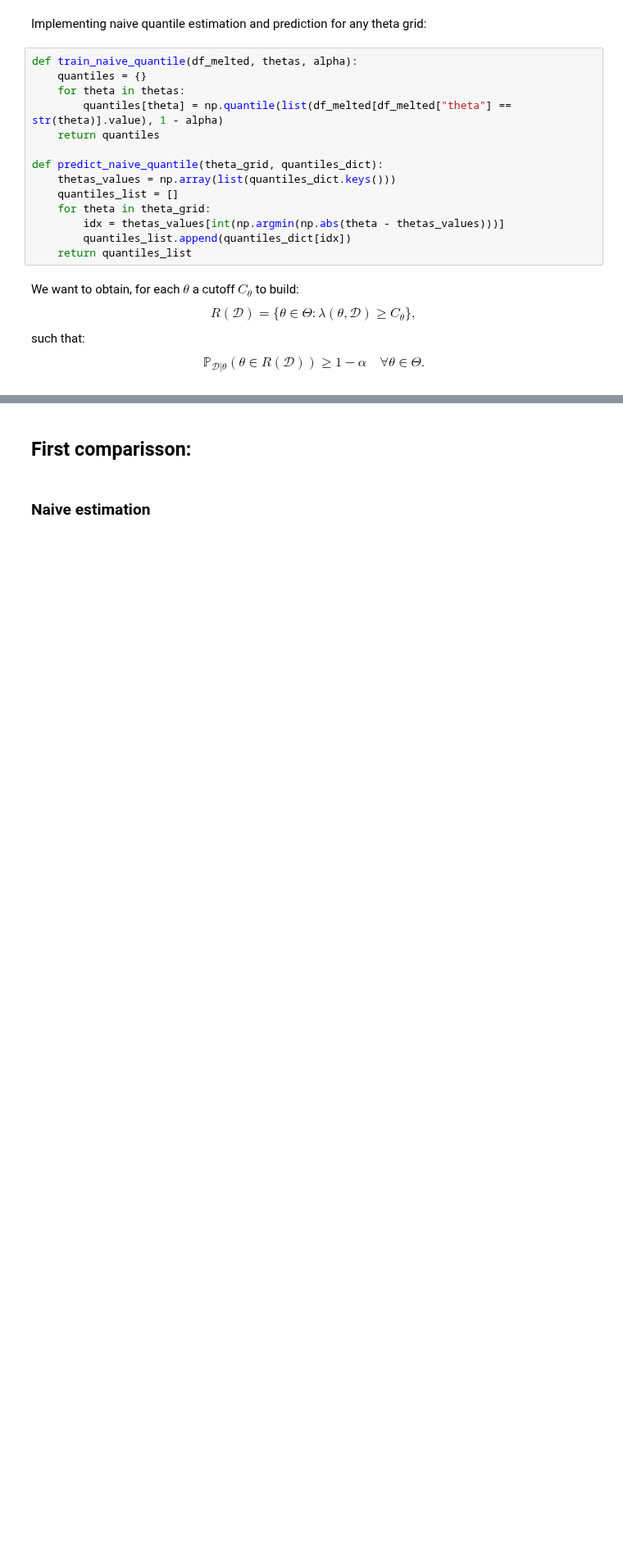
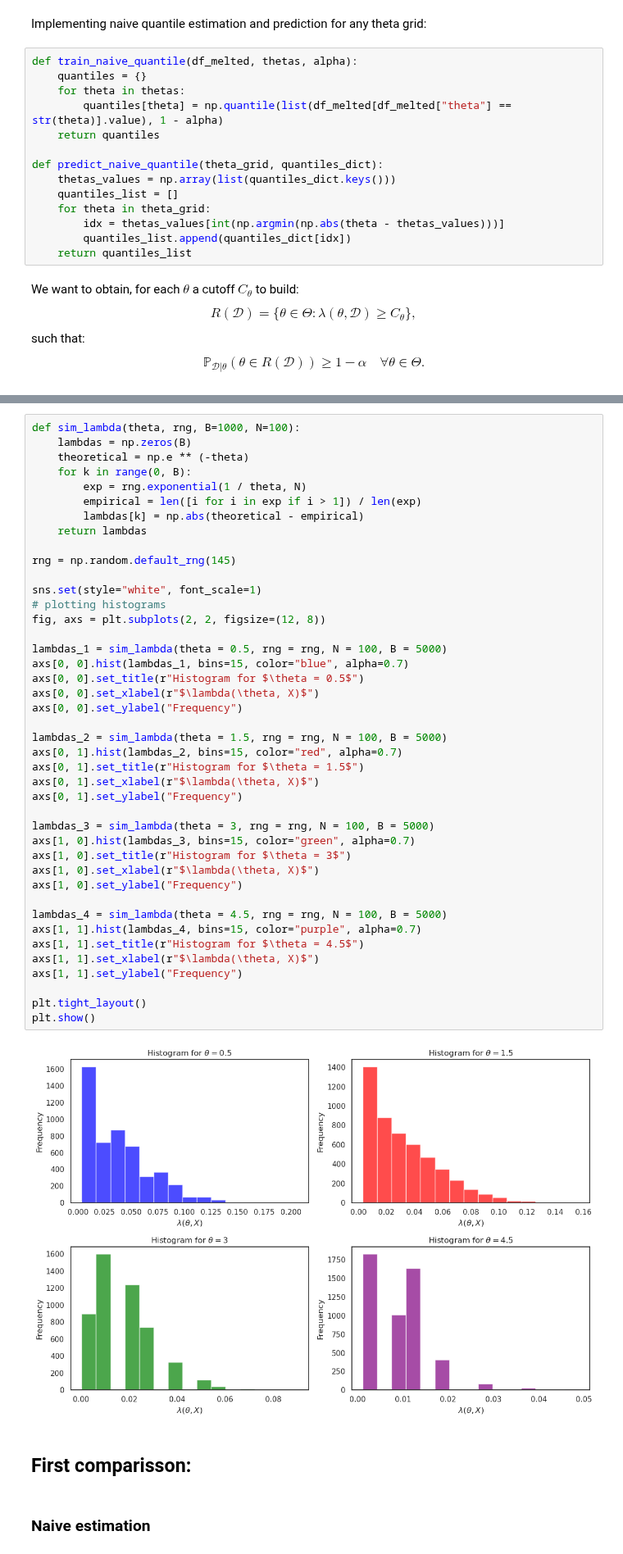
Before and after one commit to Monoxido45/CSI, a Jupyter notebook: experiments/pinball.ipynb, the cells around one changed output, grey strips where cells are left out. Shown at 82% size. Drawn from its saved outputs; the diff is of its cells as text; blank space fills up the shorter version.

```diff
--- a/experiments/pinball.ipynb
+++ b/experiments/pinball.ipynb
@@ -146,3 +155,47 @@ $$\mathbb{P}_{\mathcal{D}|\theta}(\theta \in R(\mathcal{D})) \geq 1 - \alpha \qu
+# %%
+def sim_lambda(theta, rng, B=1000, N=100):
+    lambdas = np.zeros(B)
+    theoretical = np.e ** (-theta)
+    for k in range(0, B):
+        exp = rng.exponential(1 / theta, N)
+        empirical = len([i for i in exp if i > 1]) / len(exp)
+        lambdas[k] = np.abs(theoretical - empirical)
+    return lambdas
+
+rng = np.random.default_rng(145)
+
+sns.set(style="white", font_scale=1)
+# plotting histograms
+fig, axs = plt.subplots(2, 2, figsize=(12, 8))
+
+lambdas_1 = sim_lambda(theta = 0.5, rng = rng, N = 100, B = 5000)
+axs[0, 0].hist(lambdas_1, bins=15, color="blue", alpha=0.7)
+axs[0, 0].set_title(r"Histogram for $\theta = 0.5$")
+axs[0, 0].set_xlabel(r"$\lambda(\theta, X)$")
+axs[0, 0].set_ylabel("Frequency")
+
+lambdas_2 = sim_lambda(theta = 1.5, rng = rng, N = 100, B = 5000)
+axs[0, 1].hist(lambdas_2, bins=15, color="red", alpha=0.7)
+axs[0, 1].set_title(r"Histogram for $\theta = 1.5$")
+axs[0, 1].set_xlabel(r"$\lambda(\theta, X)$")
+axs[0, 1].set_ylabel("Frequency")
+
+lambdas_3 = sim_lambda(theta = 3, rng = rng, N = 100, B = 5000)
+axs[1, 0].hist(lambdas_3, bins=15, color="green", alpha=0.7)
+axs[1, 0].set_title(r"Histogram for $\theta = 3$")
+axs[1, 0].set_xlabel(r"$\lambda(\theta, X)$")
+axs[1, 0].set_ylabel("Frequency")
+
+lambdas_4 = sim_lambda(theta = 4.5, rng = rng, N = 100, B = 5000)
+axs[1, 1].hist(lambdas_4, bins=15, color="purple", alpha=0.7)
+axs[1, 1].set_title(r"Histogram for $\theta = 4.5$")
+axs[1, 1].set_xlabel(r"$\lambda(\theta, X)$")
+axs[1, 1].set_ylabel("Frequency")
+
+plt.tight_layout()
+plt.show()
+# %% [output]
+[figure, added]
 # %% [markdown]
 ## First comparisson:
 # %% [markdown]
```
Also changed, not shown: parts of 3 cells of this notebook, 1 other file.
